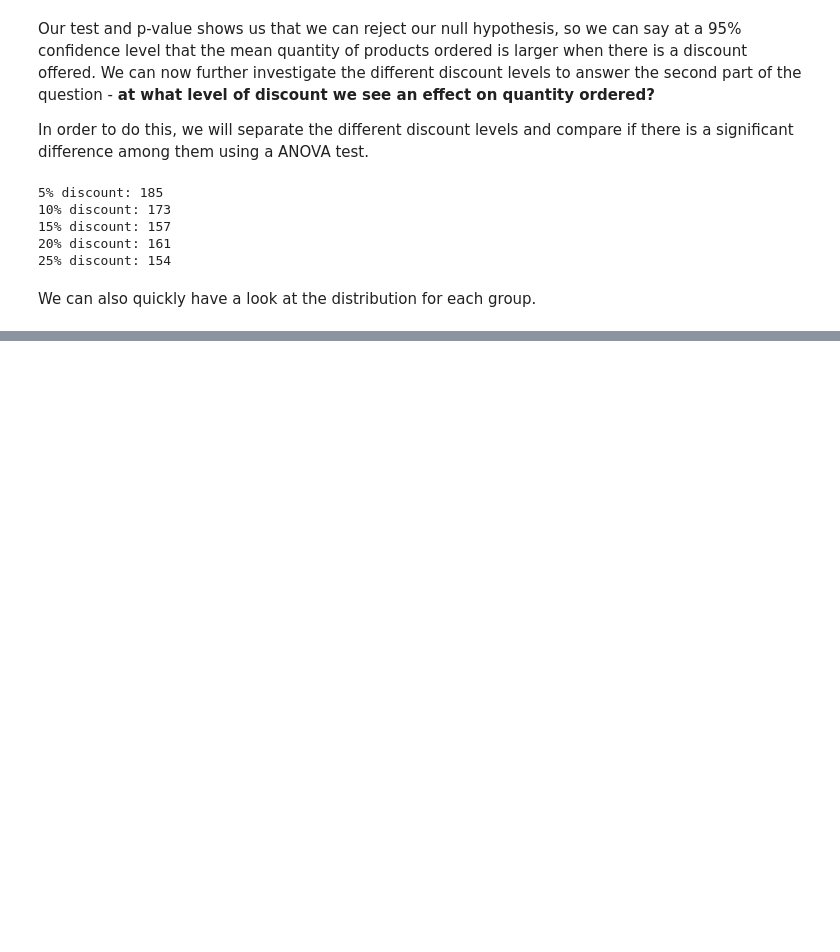
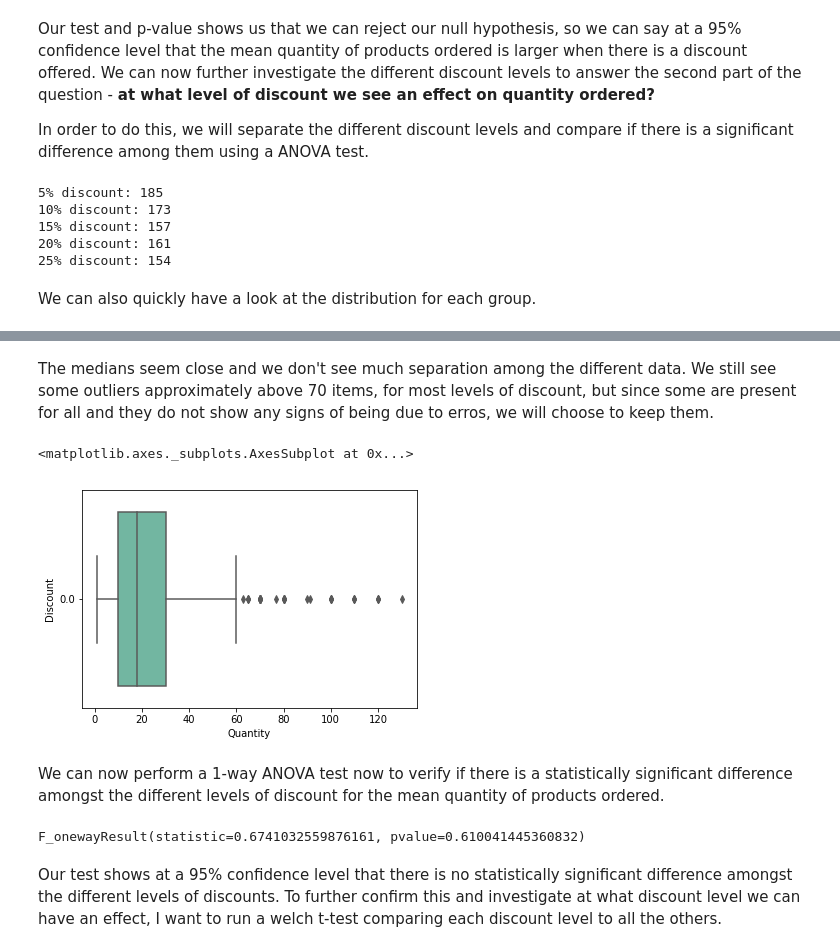
Before and after one commit to gioamorim80/Analytical-Insights-Northwind, a Jupyter notebook: Module 3 Project.ipynb, the cells around one changed output, grey strips where cells are left out. Saved outputs shown, nothing was run; the diff lists cells and outputs as text; code cells hidden in the pictures; blank space fills up the shorter version.

Commit message:
adding presentation file

```diff
--- a/Module 3 Project.ipynb
+++ b/Module 3 Project.ipynb
@@ -334,0 +255,18 @@ The Cohen's d value is 0.017179350730157576
+# %% [markdown]
+The medians seem close and we don't see much separation among the different data. We still see some outliers approximately above 70 items, for most levels of discount, but since some are present for all and they do not show any signs of being due to erros, we will choose to keep them.
+# %%
+# create dataframe for plotting boxplot
+df_no_discount = df.loc[df.Discount == 0, ['Quantity', 'Discount']]
+sns.boxplot(x='Quantity', y='Discount', data=df_no_discount, orient='h', palette='Set2')
+# %% [output]
+<matplotlib.axes._subplots.AxesSubplot at 0x...>
+[figure, added]
+# %% [markdown]
+We can now perform a 1-way ANOVA test now to verify if there is a statistically significant difference amongst the different levels of discount for the mean quantity of products ordered.
+# %%
+# run a one-way ANOVA test using statsmodels
+stats.f_oneway(disc_05, disc_10, disc_15, disc_20, disc_25)
+# %% [output]
+F_onewayResult(statistic=0.6741032559876161, pvalue=0.610041445360832)
+# %% [markdown]
+Our test shows at a 95% confidence level that there is no statistically significant difference amongst the different levels of discounts. To further confirm this and investigate at what discount level we can have an effect, I want to run a welch t-test comparing each discount level to all the others.
```
Also changed, not shown: parts of 102 cells of this notebook, 2 other files.
